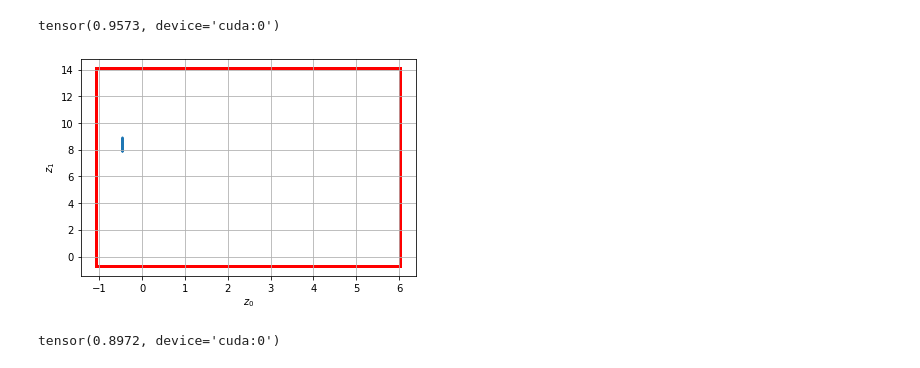
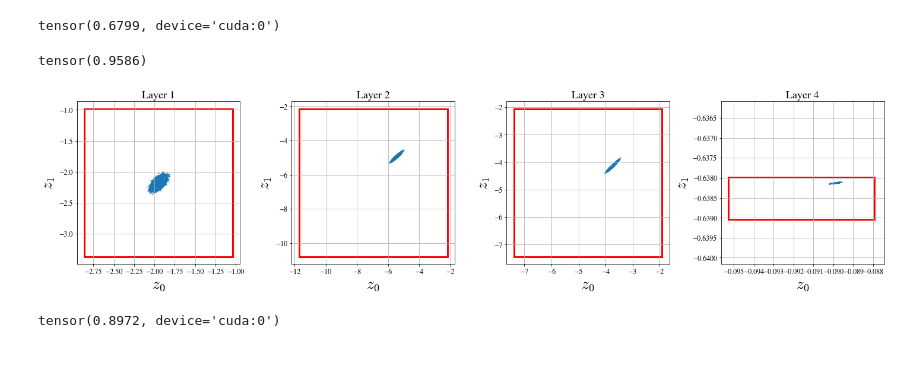
Before and after one commit to chawins/network-bound, a Jupyter notebook: test_mnist.ipynb, the cells around one changed output. Saved outputs shown, nothing was run; the diff lists cells and outputs as text; code cells hidden in the pictures.

```diff
--- a/test_mnist.ipynb
+++ b/test_mnist.ipynb
@@ -30,7 +37,7 @@ model_name = 'mnist_linf_ibp_exp%d.h5' % exp
 # net = IBPMedium()
 
 params = {'p': 2,
-          'epsilon': 1,
+          'epsilon': 1.5,
           'input_bound': (0, 1)}
 net = IBPSmallCustom(LpLinear, params)
 # %%
@@ -69,14 +76,19 @@ IBPSmallCustom(
 (x_train, y_train), _, (x_test, y_test) = load_mnist_all(
     '/data', val_size=0, seed=seed)
 # %%
+eps = 1
 params = {'p': 2,
           'epsilon': eps,
           'input_bound': (0, 1)}
 
 with torch.no_grad():
-    out = net(x_test.cuda(), params)
+    out = net.get_activations(x_test.cuda(), params)
     diff = net.get_bound(x_test.cuda(), y_test.cuda(), params)
 # %%
 (diff >= 0).float().mean()
 # %% [output]
-tensor(0.9573, device='cuda:0')
+tensor(0.6799, device='cuda:0')
+# %%
+(out[-1][0].argmax(1).cpu() == y_test).float().mean()
+# %% [output]
+tensor(0.9586)
@@ -88,33 +110,35 @@ idx = 0
 v = torch.normal(0., 1., size=(num, 784))
 v = F.normalize(v, p=2, dim=1)
 r = torch.rand((num, 784)) ** (1 / 784)
-# r = 1
 x = (eps * r * v).view(num, 1, 28, 28) + x_test[idx]
 
 with torch.no_grad():
-    sample_out = net(x.cuda())
+    z = net.get_activations(x.cuda(), params)
-# %%
-z_ub = out[1].cpu().numpy()
-z_lb = out[2].cpu().numpy()
-z = sample_out[0].cpu().numpy()
 # %%
-from matplotlib.collections import PatchCollection
-from matplotlib.patches import Rectangle
+axis1 = 0
+axis2 = 1
 
-axis1 = 0
-axis2 = 7
+fig = plt.figure(figsize=(20, 5))
 
-fig, ax = plt.subplots(1)
-rc = Rectangle((z_lb[idx, axis1], z_lb[idx, axis2]),
-               z_ub[idx, axis1] - z_lb[idx, axis1],
-               z_ub[idx, axis2] - z_lb[idx, axis2],
-               fill=False, color='r', lw=3)
-ax.add_patch(rc)
-plt.scatter(z[:, axis1], z[:, axis2], s=1)
-plt.grid(True)
-plt.xlabel(r'$z_0$')
-plt.ylabel(r'$z_1$')
-plt.savefig('ibp_l2_2_2.png', dpi=300, bbox_inches='tight')
-fig.show()
+for i in range(4):
+    ax = fig.add_subplot(1, 4, i + 1)
+    z_ub = out[i][1].cpu().numpy()
+    z_lb = out[i][2].cpu().numpy()
+    z_0 = z[i][0].cpu().numpy()
+    rc = Rectangle((z_lb[idx, axis1], z_lb[idx, axis2]),
+                   z_ub[idx, axis1] - z_lb[idx, axis1],
+                   z_ub[idx, axis2] - z_lb[idx, axis2],
+                   fill=False, color='r', lw=3)
+    ax.add_patch(rc)
+    plt.scatter(z_0[:, axis1], z_0[:, axis2], s=1)
+    plt.grid(True)
+    plt.xlabel(r'$z_0$', fontsize=26)
+    plt.ylabel(r'$z_1$', fontsize=26)
+    plt.xticks(fontsize=12)
+    plt.yticks(fontsize=12)
+    plt.title('Layer %d' % (i + 1), fontsize=18)
+    plt.tight_layout()
+plt.savefig('ibp_l2_15_15.png', dpi=300, bbox_inches='tight')
+plt.show()
 # %% [output]
-[figure, old version]
+[figure, new version]
```
Also changed, not shown: parts of 7 cells of this notebook, 5 other files.
